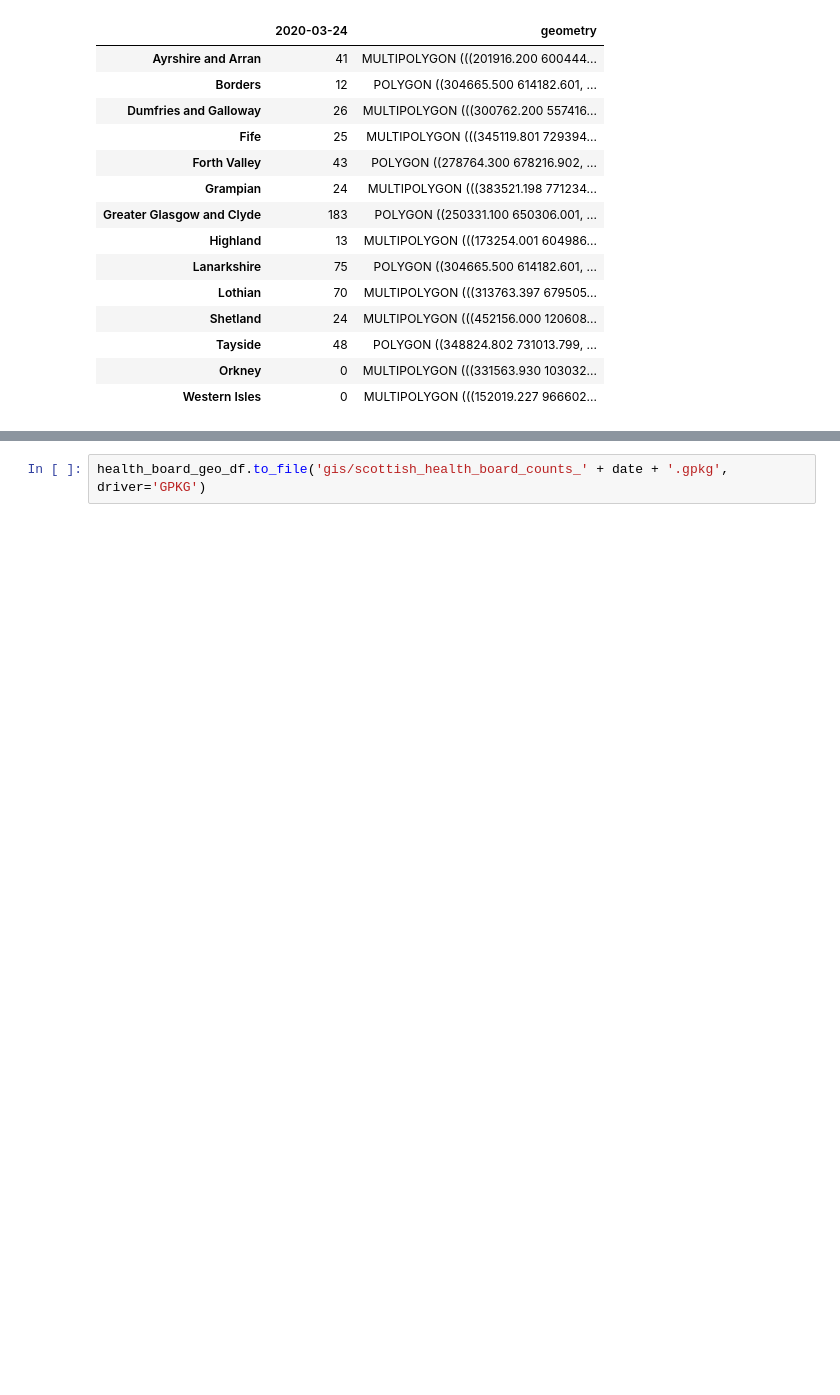
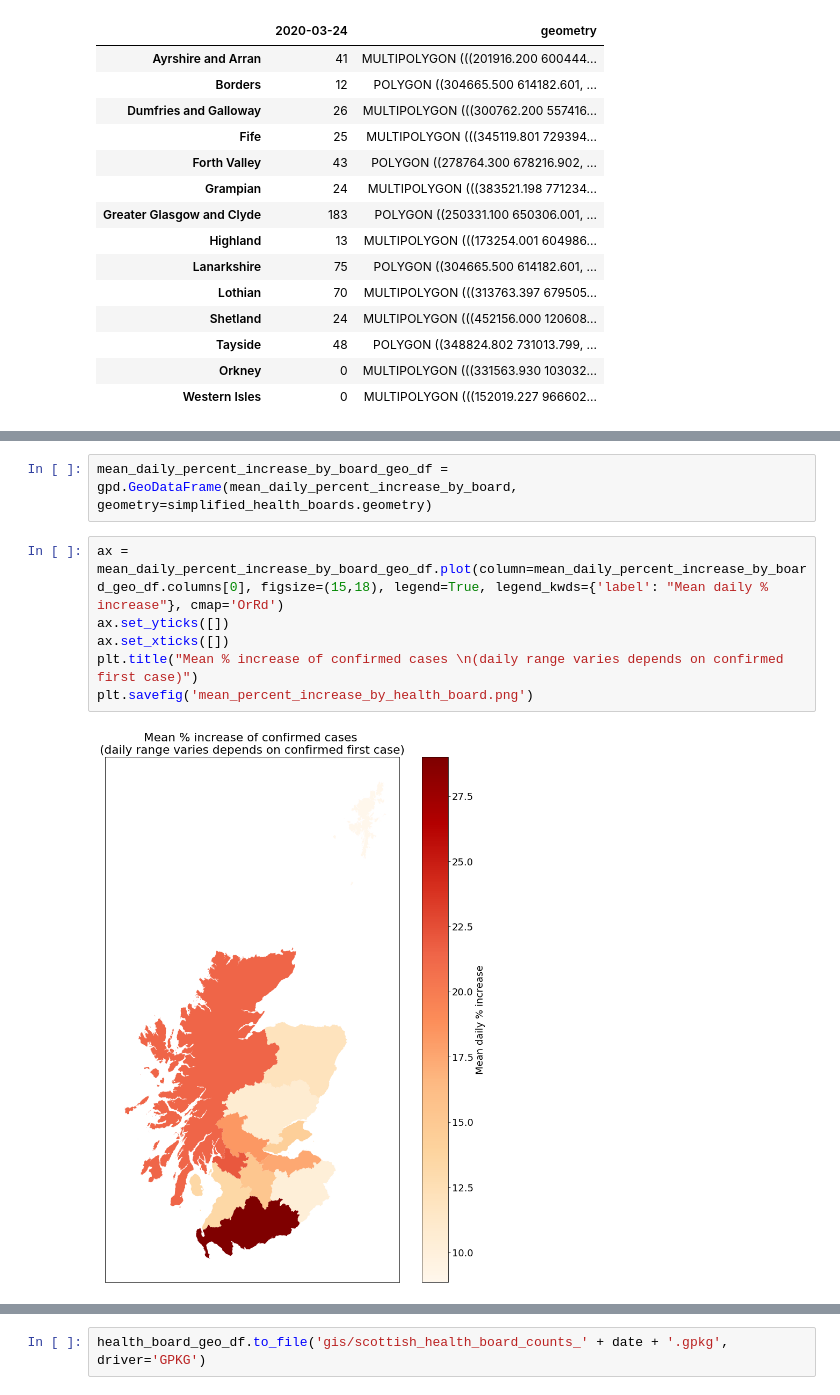
Before and after one commit to seumasmorrison/Scotland_COVID-19, a Jupyter notebook: Scotland_COVID-19.ipynb, the cells around one changed output, grey strips where cells are left out. Saved outputs shown, nothing was run; the diff lists cells and outputs as text; blank space fills up the shorter version.

```diff
--- a/Scotland_COVID-19.ipynb
+++ b/Scotland_COVID-19.ipynb
@@ -523 +563,11 @@ health_board_geo_df
+# %%
+mean_daily_percent_increase_by_board_geo_df = gpd.GeoDataFrame(mean_daily_percent_increase_by_board, geometry=simplified_health_boards.geometry)
+# %%
+ax = mean_daily_percent_increase_by_board_geo_df.plot(column=mean_daily_percent_increase_by_board_geo_df.columns[0], figsize=(15,18), legend=True, legend_kwds={'label': "Mean daily % increase"}, cmap='OrRd')
+ax.set_yticks([])
+ax.set_xticks([])
+plt.title("Mean % increase of confirmed cases \n(daily range varies depends on confirmed first case)")
+plt.savefig('mean_percent_increase_by_health_board.png')
+# %% [output]
+[figure, added]
 # %%
```
Also changed, not shown: parts of 11 cells of this notebook, 3 other files.
